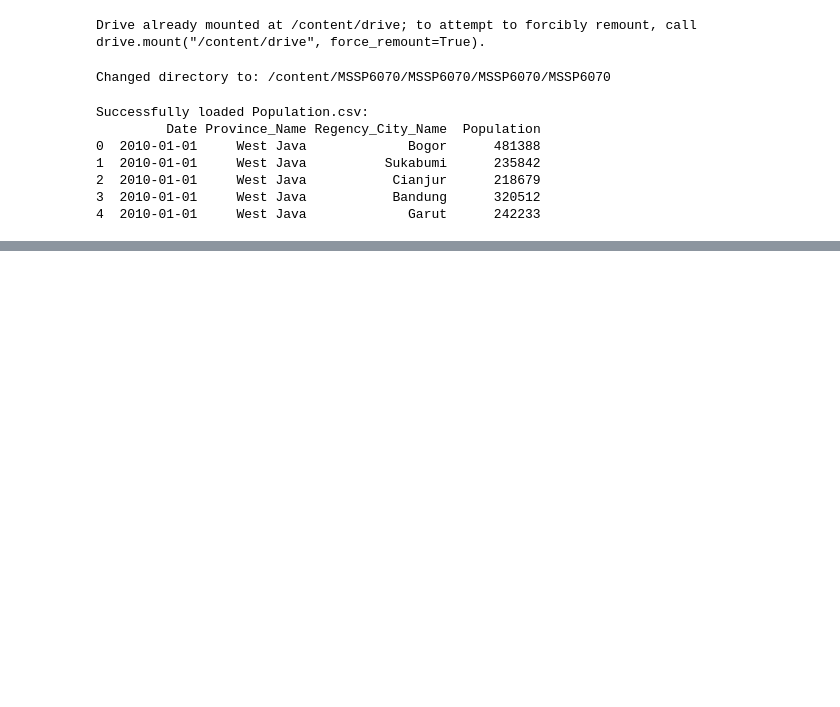
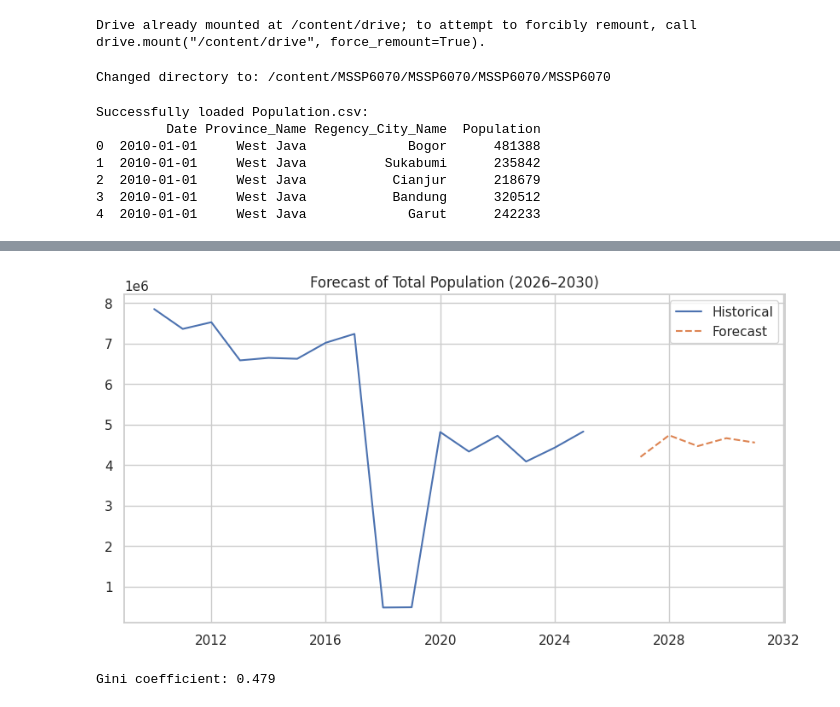
Before and after one commit to Yiiize/MSSP6070, a Jupyter notebook: Assignments/Final_Project_Submission.ipynb, the cells around one changed output, grey strips where cells are left out. Cells and saved outputs as stored; diff of their text form; code cells hidden in the pictures; blank space fills up the shorter version.

```diff
--- a/Assignments/Final_Project_Submission.ipynb
+++ b/Assignments/Final_Project_Submission.ipynb
@@ -48,0 +100,9 @@ Successfully loaded Population.csv:
+# %%
+# Z-score
+from scipy.stats import zscore
+
+df["Zscore"] = zscore(df["Population"])
+
+z_outliers = df[df["Zscore"].abs() > 3]
+print("Z-score outliers:", len(z_outliers))
+z_outliers.head()
@@ -48,0 +159,42 @@ Successfully loaded Population.csv:
+# %%
+# Total population in the province for ARIMA Prediction
+from statsmodels.tsa.arima.model import ARIMA
+
+total_pop = df.groupby("Date")["Population"].sum()
+
+model = ARIMA(total_pop, order=(2,1,2))
+fit = model.fit()
+
+forecast = fit.forecast(steps=5)
+forecast
+
+# Visualization
+future_dates = pd.date_range(
+    start=total_pop.index.max(),
+    periods=6,
+    freq="Y"
+)[1:]
+
+plt.figure(figsize=(10,5))
+plt.plot(total_pop.index, total_pop.values, label="Historical")
+plt.plot(future_dates, forecast, label="Forecast", linestyle="--")
+plt.legend()
+plt.title("Forecast of Total Population (2026–2030)")
+plt.show()
+# %% [output]
+[figure, added]
+# %%
+# Gini系数
+import numpy as np
+
+def gini(array):
+    array = np.sort(array)
+    n = len(array)
+    cumulative = np.cumsum(array)
+    gini_index = (n + 1 - 2*np.sum(cumulative)/cumulative[-1]) / n
+    return gini_index
+
+gini_value = gini(df["Population"].values)
+print("Gini coefficient:", round(gini_value, 3))
+# %% [output]
+Gini coefficient: 0.479
```
Also changed, not shown: parts of 10 cells of this notebook.
